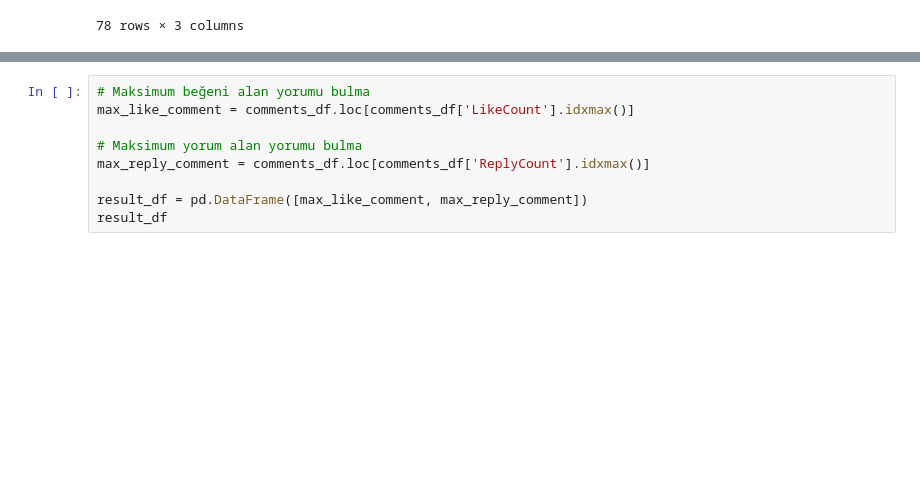
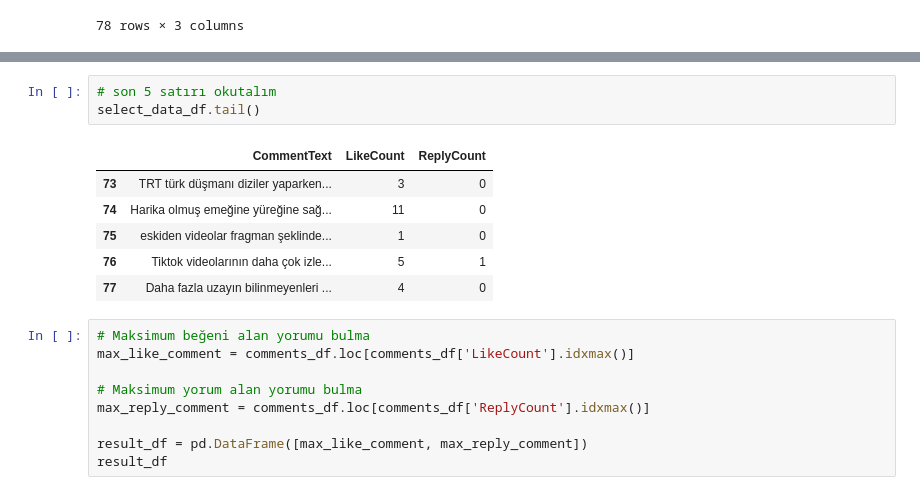
Before and after one commit to BusraSarikaya1/youtube-api-project, a Jupyter notebook: analysis.ipynb, the cells around one changed output, grey strips where cells are left out. Drawn from its saved outputs; the diff is of its cells as text; blank space fills up the shorter version.

```diff
--- a/analysis.ipynb
+++ b/analysis.ipynb
@@ -153,3 +160,13 @@ select_data_df
+# %%
+# son 5 satırı okutalım
+select_data_df.tail()
+# %% [output]
+|  | CommentText | LikeCount | ReplyCount |
+| 73 | TRT türk düşmanı diziler yaparken... | 3 | 0 |
+| 74 | Harika olmuş emeğine yüreğine sağ... | 11 | 0 |
+| 75 | eskiden videolar fragman şeklinde... | 1 | 0 |
+| 76 | Tiktok videolarının daha çok izle... | 5 | 1 |
+| 77 | Daha fazla uzayın bilinmeyenleri ... | 4 | 0 |
 # %%
 # Maksimum beğeni alan yorumu bulma
 max_like_comment = comments_df.loc[comments_df['LikeCount'].idxmax()]
```
Also changed, not shown: parts of 7 cells of this notebook.
